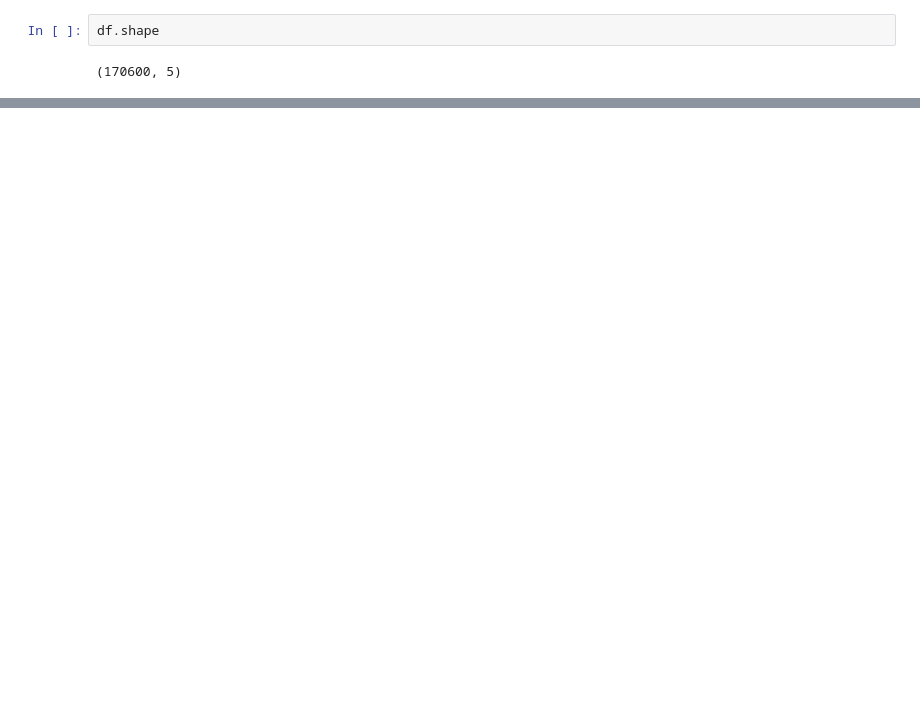
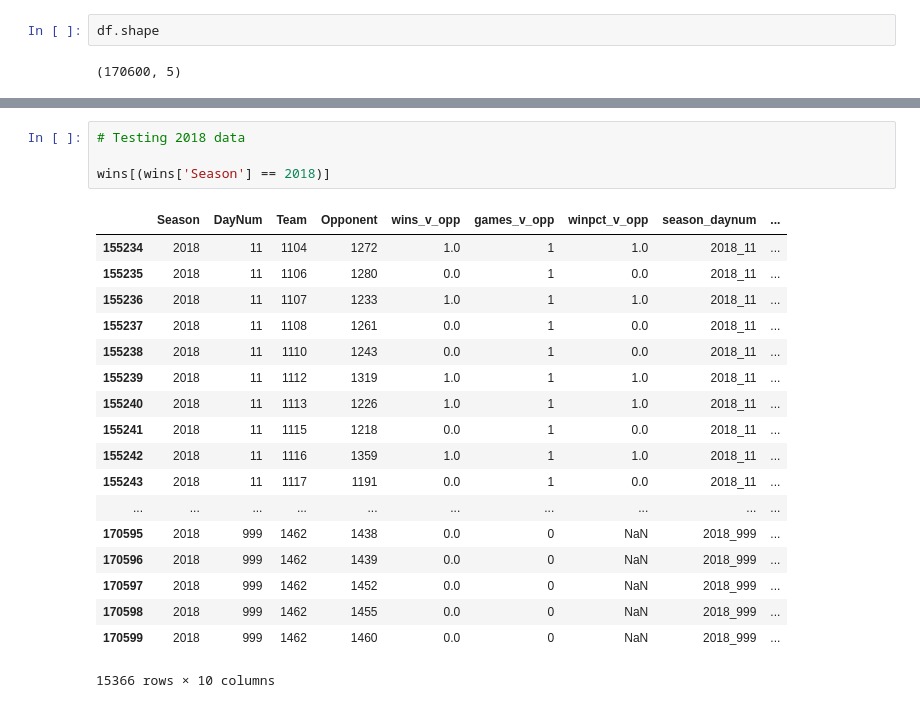
Before and after one commit to elyliu/mids-w207-final_proj-ncaa, a Jupyter notebook: Alex/Alex-Feature-Gen.ipynb, the cells around one changed output, grey strips where cells are left out. Saved outputs shown, nothing was run; the diff lists cells and outputs as text; blank space fills up the shorter version.

```diff
--- a/Alex/Alex-Feature-Gen.ipynb
+++ b/Alex/Alex-Feature-Gen.ipynb
@@ -136,0 +282,23 @@ wins[(wins['Team'] == 1102) & ((wins['Opponent'] == 1204) | (wins['Opponent'] ==
+# %%
+# Testing 2018 data
+
+wins[(wins['Season'] == 2018)]
+# %% [output]
+|  | Season | DayNum | Team | Opponent | wins_v_opp | games_v_opp | winpct_v_opp | season_daynum | ... |
+| 155234 | 2018 | 11 | 1104 | 1272 | 1.0 | 1 | 1.0 | 2018_11 | ... |
+| 155235 | 2018 | 11 | 1106 | 1280 | 0.0 | 1 | 0.0 | 2018_11 | ... |
+| 155236 | 2018 | 11 | 1107 | 1233 | 1.0 | 1 | 1.0 | 2018_11 | ... |
+| 155237 | 2018 | 11 | 1108 | 1261 | 0.0 | 1 | 0.0 | 2018_11 | ... |
+| 155238 | 2018 | 11 | 1110 | 1243 | 0.0 | 1 | 0.0 | 2018_11 | ... |
+| 155239 | 2018 | 11 | 1112 | 1319 | 1.0 | 1 | 1.0 | 2018_11 | ... |
+| 155240 | 2018 | 11 | 1113 | 1226 | 1.0 | 1 | 1.0 | 2018_11 | ... |
+| 155241 | 2018 | 11 | 1115 | 1218 | 0.0 | 1 | 0.0 | 2018_11 | ... |
+| 155242 | 2018 | 11 | 1116 | 1359 | 1.0 | 1 | 1.0 | 2018_11 | ... |
+| 155243 | 2018 | 11 | 1117 | 1191 | 0.0 | 1 | 0.0 | 2018_11 | ... |
+| ... | ... | ... | ... | ... | ... | ... | ... | ... | ... |
+| 170595 | 2018 | 999 | 1462 | 1438 | 0.0 | 0 | NaN | 2018_999 | ... |
+| 170596 | 2018 | 999 | 1462 | 1439 | 0.0 | 0 | NaN | 2018_999 | ... |
+| 170597 | 2018 | 999 | 1462 | 1452 | 0.0 | 0 | NaN | 2018_999 | ... |
+| 170598 | 2018 | 999 | 1462 | 1455 | 0.0 | 0 | NaN | 2018_999 | ... |
+| 170599 | 2018 | 999 | 1462 | 1460 | 0.0 | 0 | NaN | 2018_999 | ... |
+15366 rows × 10 columns
```
Also changed, not shown: parts of 29 cells of this notebook.
